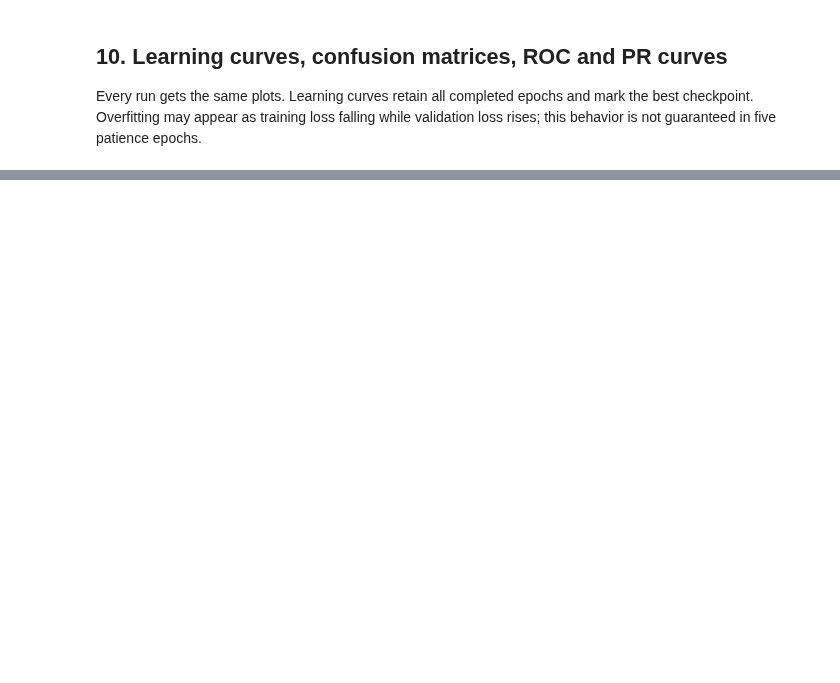
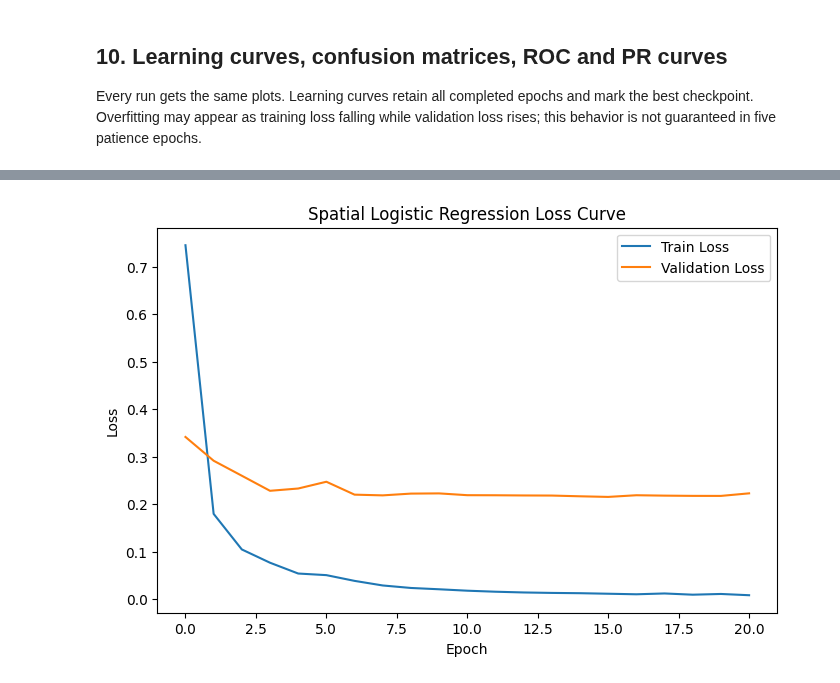
Before and after one commit to mataeo-eh/Unit3_Group_Proj, a Jupyter notebook: Notebook.ipynb, the cells around one changed output, grey strips where cells are left out. Cells and saved outputs as stored; diff of their text form; code cells hidden in the pictures; blank space fills up the shorter version.

Commit message:
Update final TrashNet DINOv3 notebook and results

```diff
--- a/Notebook.ipynb
+++ b/Notebook.ipynb
@@ -196,7 +205,7 @@ def split_dataset(published, seed=42, test_fraction=0.15, validation_fraction=0.
 
 
 def preprocess_image(rgb_image):
-    """Preserve every native RGB pixel; apply only scale and ImageNet normalization."""
+    """Preserve every provided RGB pixel; apply only scale and ImageNet normalization."""
     pixels = tf.convert_to_tensor(np.asarray(rgb_image.convert('RGB')), dtype=tf.float32) / 255.0
     mean = tf.constant([0.485, 0.456, 0.406], dtype=tf.float32)
     std = tf.constant([0.229, 0.224, 0.225], dtype=tf.float32)
@@ -559,0 +702,9 @@ print(f'Notebook execution time: {elapsed_seconds / 60.:.2f} minutes ({elapsed_s
+# %%
+# Reload the original DINOv3 model because Step 7 replaced `backbone`
+# with a pooled-only version.
+
+spatial_backbone = tf.keras.models.load_model(model_file, compile=False)
+spatial_backbone.trainable = False
+
+print("Original outputs:", spatial_backbone.output.keys())
+print("Feature-map shape:", spatial_backbone.output["feature_map"].shape)
@@ -559,0 +736,9 @@ print(f'Notebook execution time: {elapsed_seconds / 60.:.2f} minutes ({elapsed_s
+# %%
+sample = splits["train"][0]
+
+pixels = preprocess_image(sample["image"])
+feature_map = spatial_infer(pixels)
+spatial_vector = spatial_2x2_vector(feature_map)
+
+print("Feature map shape:", feature_map.shape)
+print("Spatial vector shape:", spatial_vector.shape)
@@ -559,0 +913,11 @@ print(f'Notebook execution time: {elapsed_seconds / 60.:.2f} minutes ({elapsed_s
+# %%
+plt.figure(figsize=(8, 5))
+plt.plot(history["loss"], label="Train Loss")
+plt.plot(history["val_loss"], label="Validation Loss")
+plt.xlabel("Epoch")
+plt.ylabel("Loss")
+plt.title("Spatial Logistic Regression Loss Curve")
+plt.legend()
+plt.show()
+# %% [output]
+[figure, added]
```
Also changed, not shown: parts of 39 cells of this notebook.
